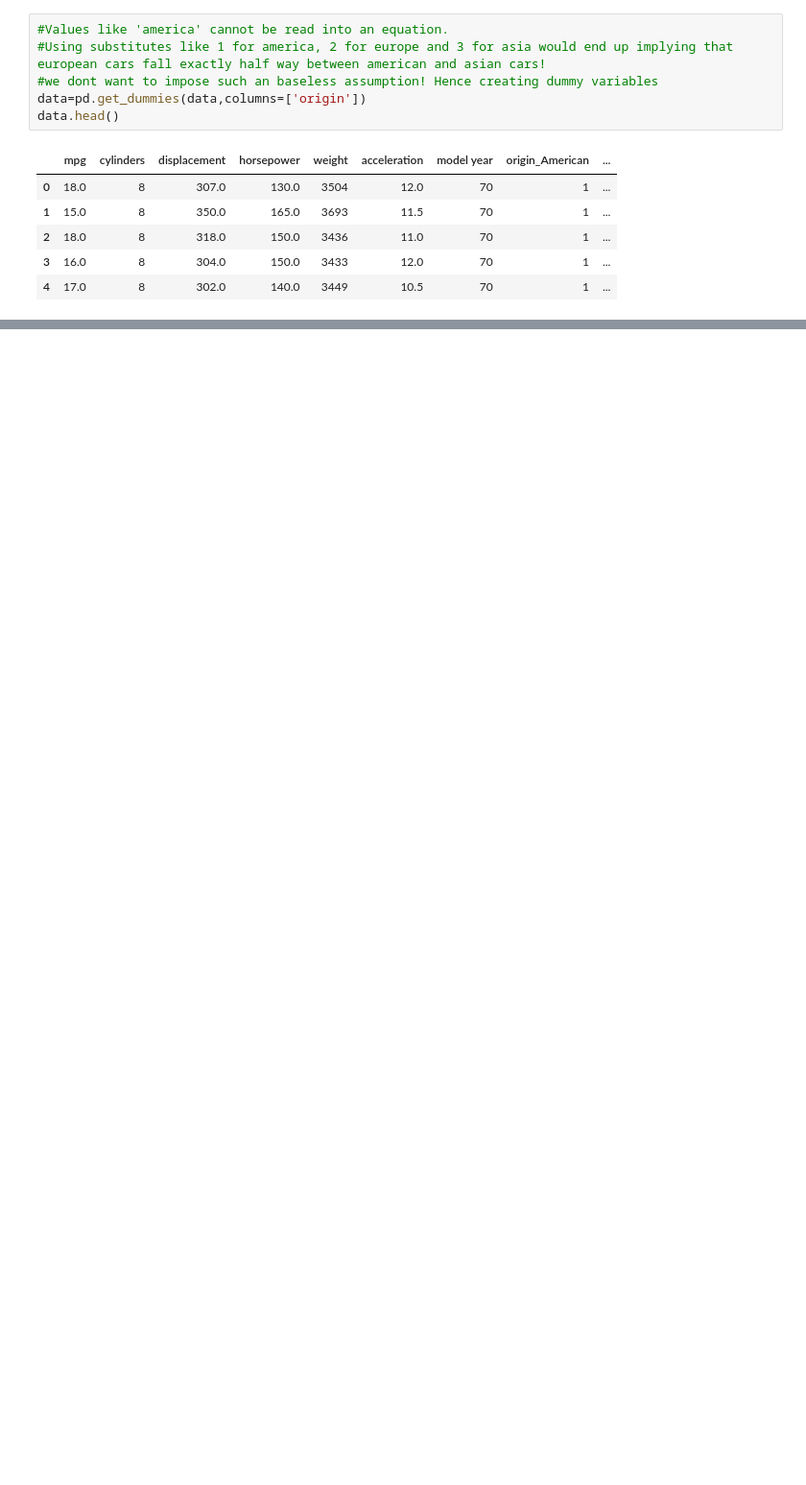
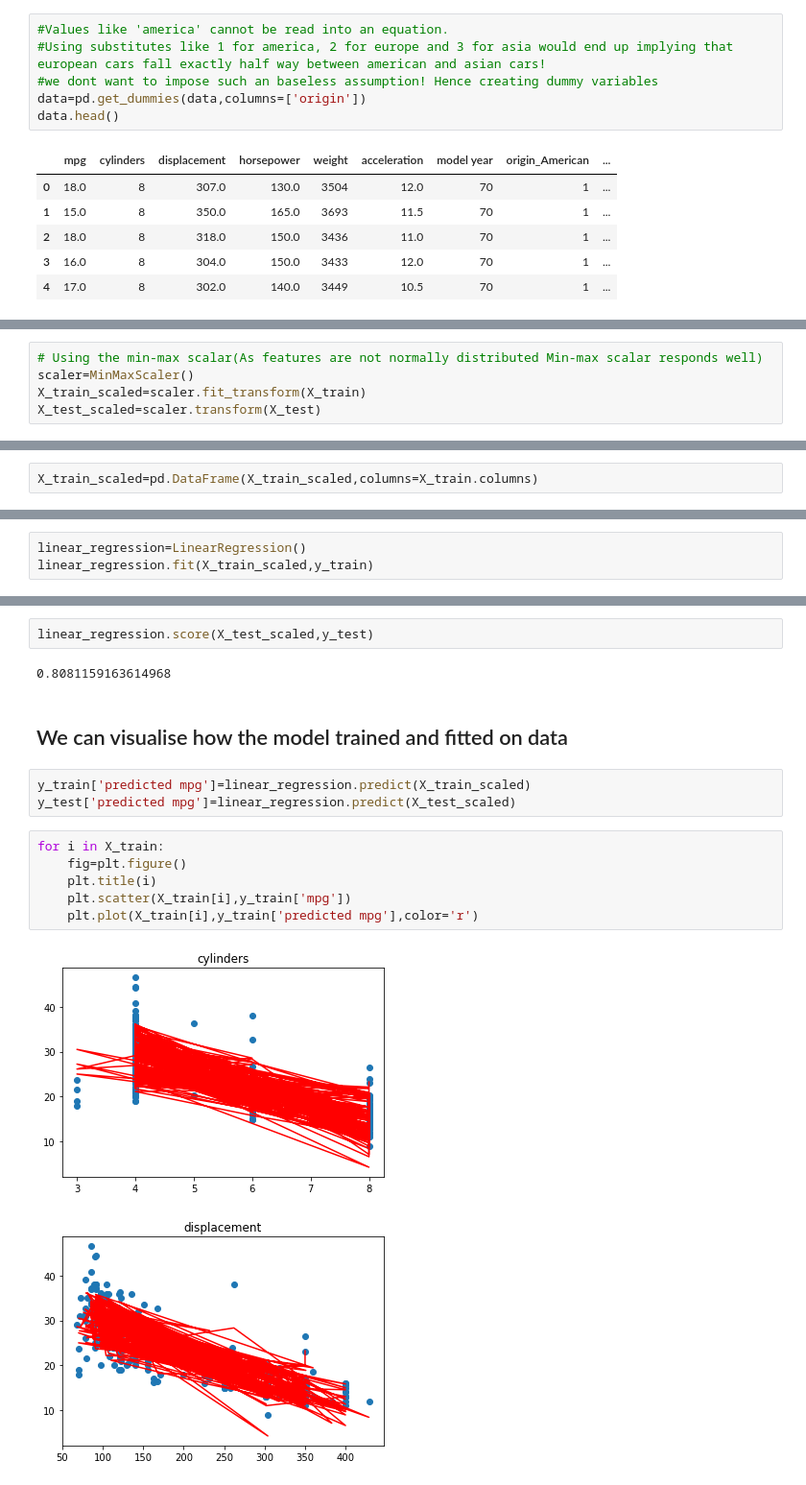
Before and after one commit to VAMSEE92/Linear-Regression, a Jupyter notebook: Linear_reg.ipynb, the cells around one changed output, grey strips where cells are left out. Shown at 96% size. Cells and saved outputs as stored; diff of their text form; blank space fills up the shorter version.

```diff
--- a/Linear_reg.ipynb
+++ b/Linear_reg.ipynb
@@ -209,0 +299,5 @@ data.head()
+# %%
+# Using the min-max scalar(As features are not normally distributed Min-max scalar responds well)
+scaler=MinMaxScaler()
+X_train_scaled=scaler.fit_transform(X_train)
+X_test_scaled=scaler.transform(X_test)
@@ -209,0 +313,2 @@ data.head()
+# %%
+X_train_scaled=pd.DataFrame(X_train_scaled,columns=X_train.columns)
@@ -209,0 +337,3 @@ data.head()
+# %%
+linear_regression=LinearRegression()
+linear_regression.fit(X_train_scaled,y_train)
@@ -209,0 +360,18 @@ data.head()
+# %%
+linear_regression.score(X_test_scaled,y_test)
+# %% [output]
+0.8081159163614968
+# %% [markdown]
+## We can visualise how the model trained and fitted on data
+# %%
+y_train['predicted mpg']=linear_regression.predict(X_train_scaled)
+y_test['predicted mpg']=linear_regression.predict(X_test_scaled)
+# %%
+for i in X_train:
+    fig=plt.figure()
+    plt.title(i)
+    plt.scatter(X_train[i],y_train['mpg'])
+    plt.plot(X_train[i],y_train['predicted mpg'],color='r')
+# %% [output]
+[figure, added]
+[figure, added]
```
Also changed, not shown: parts of 23 cells of this notebook, 6 other files.
